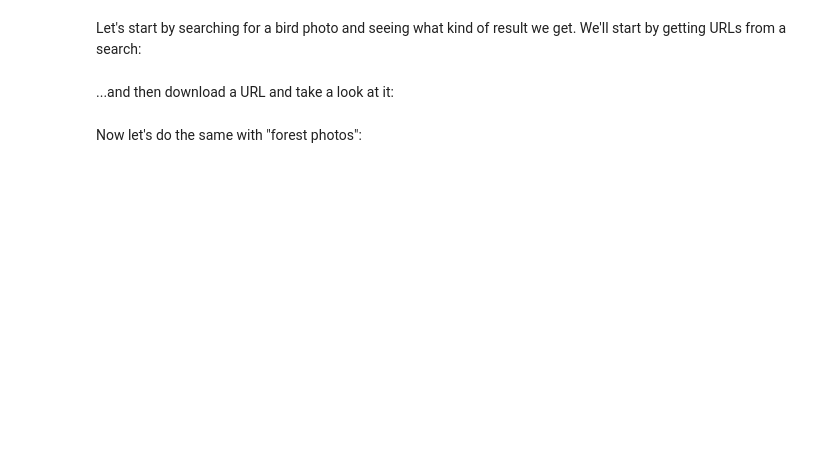
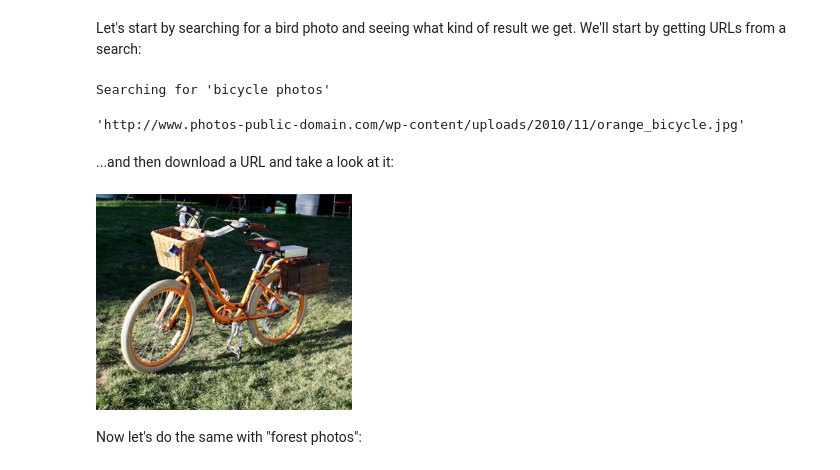
Before and after one commit to ivaronin/fastai, a Jupyter notebook: Is_it_a_bird?_Creating_a_model_from_your_own_data.ipynb, the cells around one changed output. Saved outputs shown, nothing was run; the diff lists cells and outputs as text; code cells hidden in the pictures; blank space fills up the shorter version.

```diff
--- a/Is_it_a_bird?_Creating_a_model_from_your_own_data.ipynb
+++ b/Is_it_a_bird?_Creating_a_model_from_your_own_data.ipynb
@@ -59,18 +75,26 @@ Let's start by searching for a bird photo and seeing what kind of result we get.
 # %%
 #NB: `search_images` depends on duckduckgo.com, which doesn't always return correct responses.
 #    If you get a JSON error, just try running it again (it may take a couple of tries).
-urls = search_images('bird photos', max_images=1)
+
+# test function with bicycle photo
+
+urls = search_images('bicycle photos', max_images=1)
 urls[0]
+# %% [output]
+Searching for 'bicycle photos'
+'http://www.photos-public-domain.com/wp-content/uploads/2010/11/orange_bicycle.jpg'
 # %% [markdown]
 ...and then download a URL and take a look at it:
 # %%
 from fastdownload import download_url
-dest = 'bird.jpg'
+dest = 'bicycle.jpg'
 download_url(urls[0], dest, show_progress=False)
 
 from fastai.vision.all import *
 im = Image.open(dest)
 im.to_thumb(256,256)
+# %% [output]
+[figure, added]
 # %% [markdown]
 Now let's do the same with "forest photos":
 # %%
```
Also changed, not shown: parts of 12 cells of this notebook.
